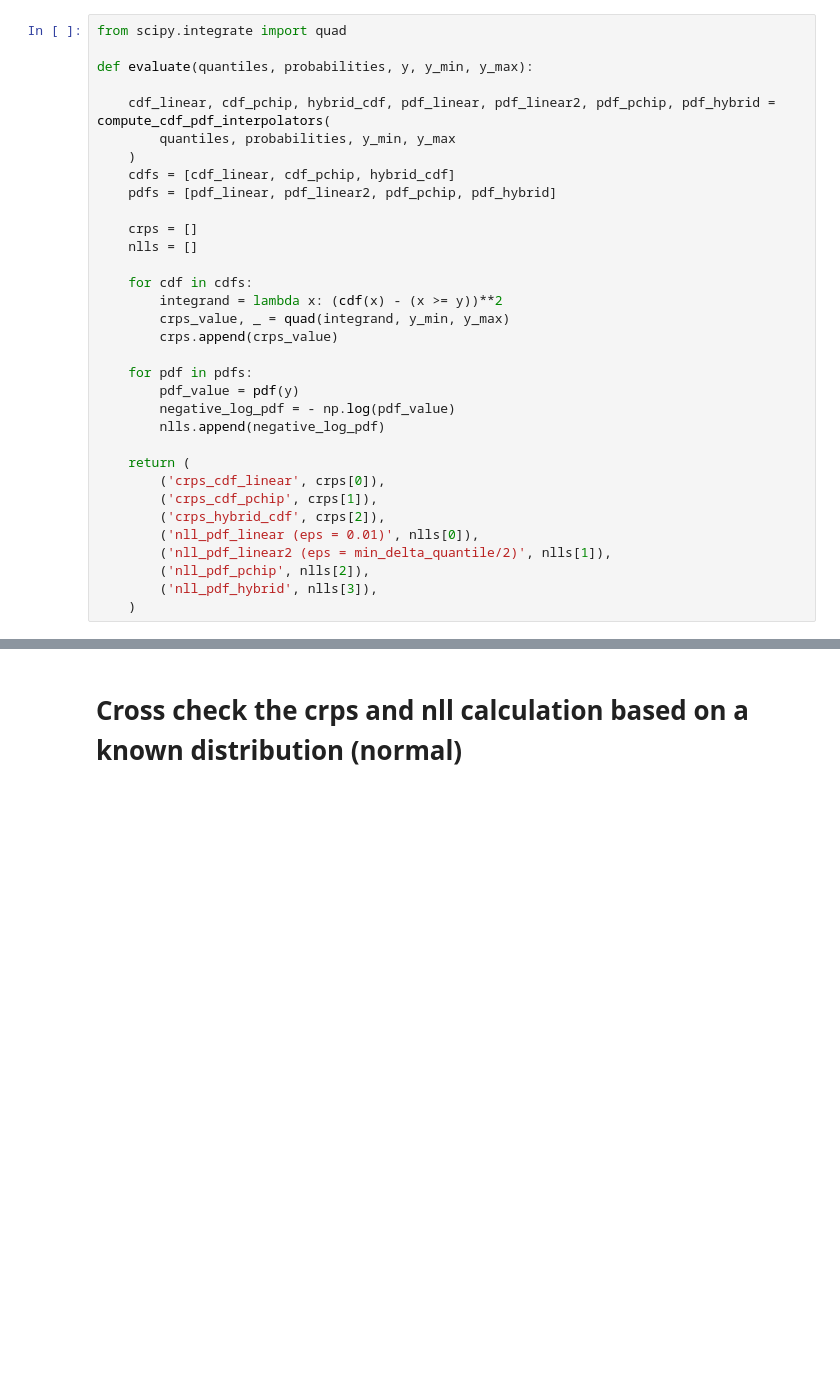
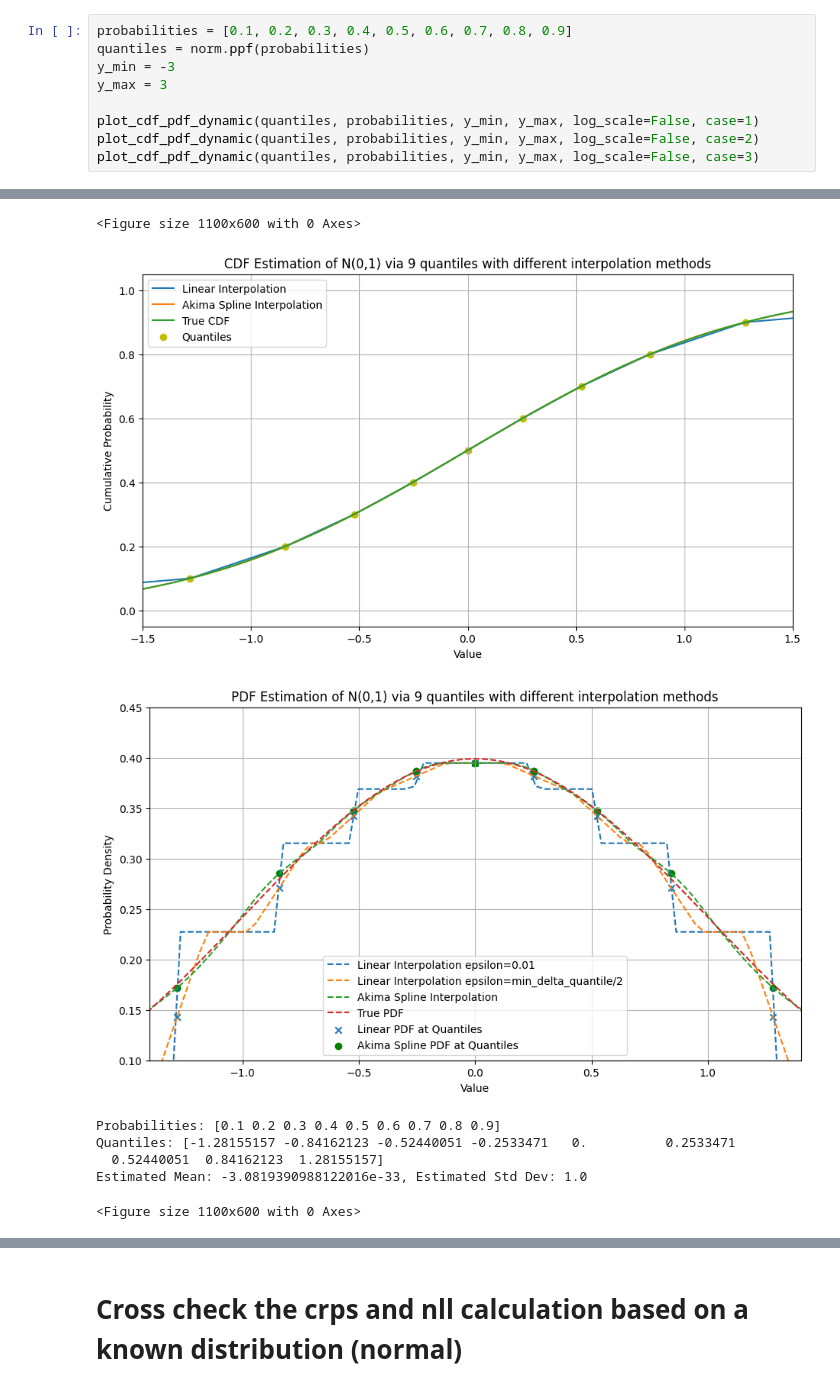
Before and after one commit to Manuel3567/master-thesis, a Jupyter notebook: notebooks/009_TabPFN_log_power_linear_interpolate_new_refactor.ipynb, the cells around one changed output, grey strips where cells are left out. Saved outputs shown, nothing was run; the diff lists cells and outputs as text; blank space fills up the shorter version.

```diff
--- a/notebooks/009_TabPFN_log_power_linear_interpolate_new_refactor.ipynb
+++ b/notebooks/009_TabPFN_log_power_linear_interpolate_new_refactor.ipynb
@@ -297,33 +10,10 @@ Estimated Mean: -3.0819390988122016e-33, Estimated Std Dev: 1.0
-# %%
-from scipy.integrate import quad
-
-def evaluate(quantiles, probabilities, y, y_min, y_max):
-
-    cdf_linear, cdf_pchip, hybrid_cdf, pdf_linear, pdf_linear2, pdf_pchip, pdf_hybrid = compute_cdf_pdf_interpolators(
-        quantiles, probabilities, y_min, y_max
-    )
-    cdfs = [cdf_linear, cdf_pchip, hybrid_cdf]
-    pdfs = [pdf_linear, pdf_linear2, pdf_pchip, pdf_hybrid]
-
-    crps = []
-    nlls = []
-
-    for cdf in cdfs:
-        integrand = lambda x: (cdf(x) - (x >= y))**2
-        crps_value, _ = quad(integrand, y_min, y_max)
-        crps.append(crps_value)
-
-    for pdf in pdfs:
-        pdf_value = pdf(y)
-        negative_log_pdf = - np.log(pdf_value)
-        nlls.append(negative_log_pdf)
-
-    return (
-        ('crps_cdf_linear', crps[0]),
-        ('crps_cdf_pchip', crps[1]),
-        ('crps_hybrid_cdf', crps[2]),
-        ('nll_pdf_linear (eps = 0.01)', nlls[0]),
-        ('nll_pdf_linear2 (eps = min_delta_quantile/2)', nlls[1]),
-        ('nll_pdf_pchip', nlls[2]),
-        ('nll_pdf_hybrid', nlls[3]),
-    )
+# %%
+probabilities = [0.1, 0.2, 0.3, 0.4, 0.5, 0.6, 0.7, 0.8, 0.9]
+quantiles = norm.ppf(probabilities)
+y_min = -3
+y_max = 3
+
+plot_cdf_pdf_dynamic(quantiles, probabilities, y_min, y_max, log_scale=False, case=1)
+plot_cdf_pdf_dynamic(quantiles, probabilities, y_min, y_max, log_scale=False, case=2)
+plot_cdf_pdf_dynamic(quantiles, probabilities, y_min, y_max, log_scale=False, case=3)
+# %% [output]
@@ -329,0 +24,8 @@ def evaluate(quantiles, probabilities, y, y_min, y_max):
+<Figure size 1100x600 with 0 Axes>
+[figure, added]
+[figure, added]
+Probabilities: [0.1 0.2 0.3 0.4 0.5 0.6 0.7 0.8 0.9]
+Quantiles: [-1.28155157 -0.84162123 -0.52440051 -0.2533471   0.          0.2533471
+  0.52440051  0.84162123  1.28155157]
+Estimated Mean: -3.0819390988122016e-33, Estimated Std Dev: 1.0
+<Figure size 1100x600 with 0 Axes>
```
Also changed, not shown: parts of 20 cells of this notebook, 8 other files.
